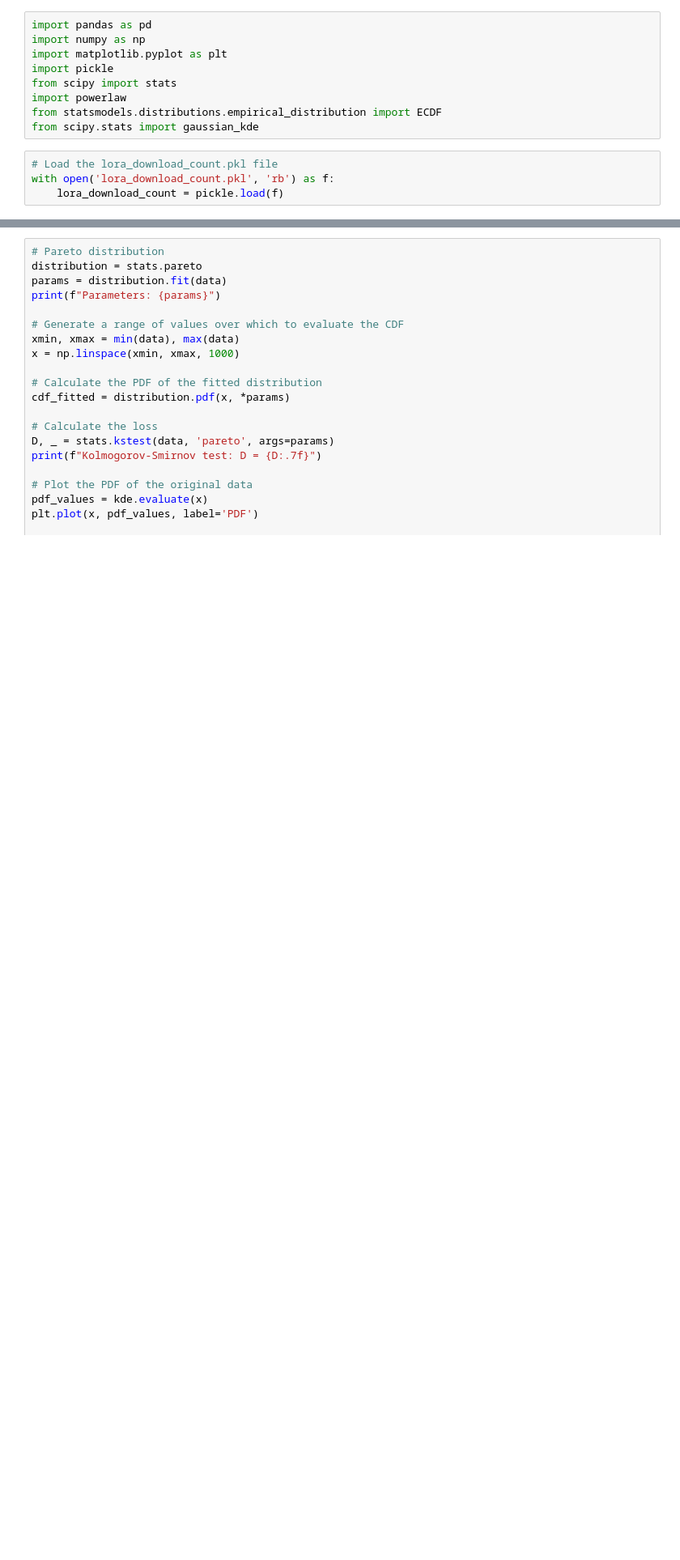
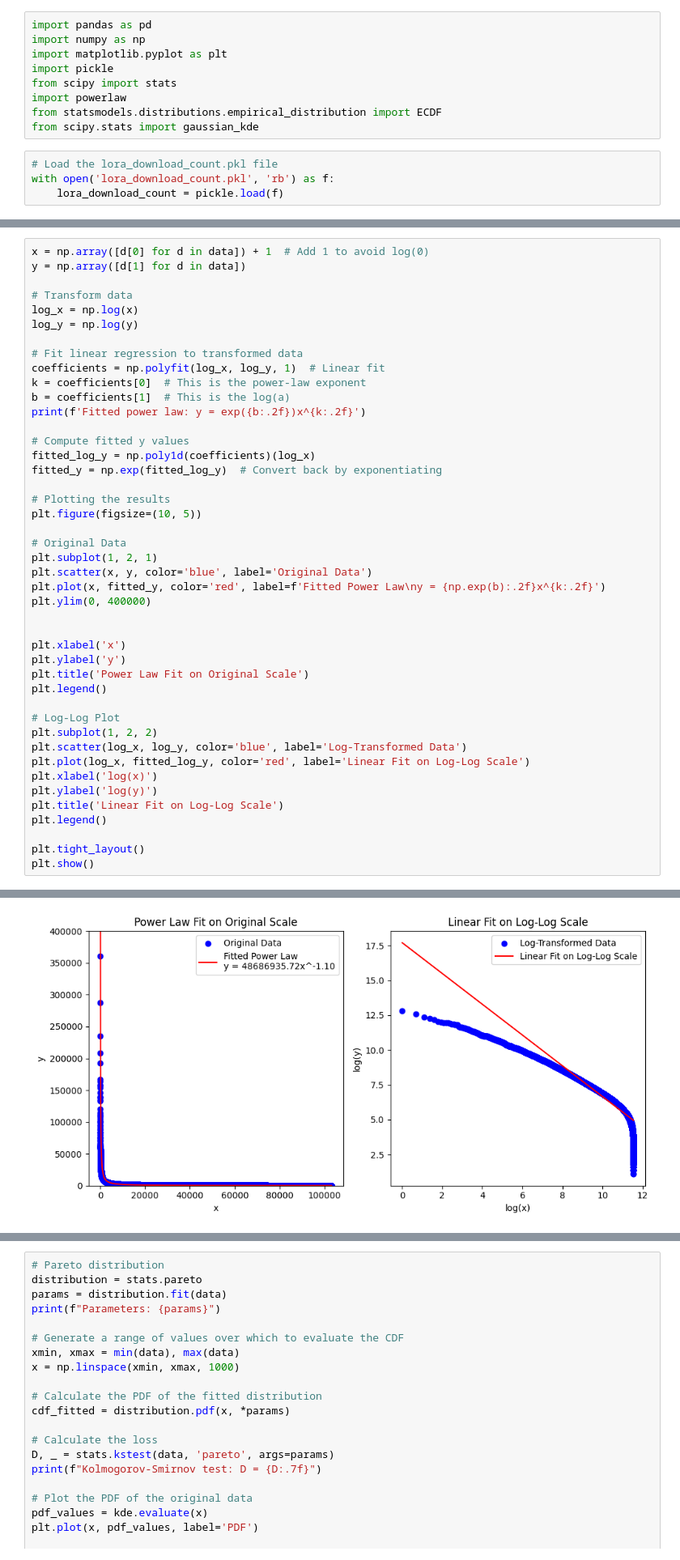
Before and after one commit to ZhengxuYan/lora-scale-simulator, a Jupyter notebook: simulator/fit_distribution.ipynb, the cells around one changed output, grey strips where cells are left out. Shown at 81% size. Saved outputs shown, nothing was run; the diff lists cells and outputs as text; blank space fills up the shorter version.

```diff
--- a/simulator/fit_distribution.ipynb
+++ b/simulator/fit_distribution.ipynb
@@ -13,0 +29,45 @@ with open('lora_download_count.pkl', 'rb') as f:
+# %%
+x = np.array([d[0] for d in data]) + 1  # Add 1 to avoid log(0)
+y = np.array([d[1] for d in data])
+
+# Transform data
+log_x = np.log(x)
+log_y = np.log(y)
+
+# Fit linear regression to transformed data
+coefficients = np.polyfit(log_x, log_y, 1)  # Linear fit
+k = coefficients[0]  # This is the power-law exponent
+b = coefficients[1]  # This is the log(a)
+print(f'Fitted power law: y = exp({b:.2f})x^{k:.2f}')
+
+# Compute fitted y values
+fitted_log_y = np.poly1d(coefficients)(log_x)
+fitted_y = np.exp(fitted_log_y)  # Convert back by exponentiating
+
+# Plotting the results
+plt.figure(figsize=(10, 5))
+
+# Original Data
+plt.subplot(1, 2, 1)
+plt.scatter(x, y, color='blue', label='Original Data')
+plt.plot(x, fitted_y, color='red', label=f'Fitted Power Law\ny = {np.exp(b):.2f}x^{k:.2f}')
+plt.ylim(0, 400000)
+
+
+plt.xlabel('x')
+plt.ylabel('y')
+plt.title('Power Law Fit on Original Scale')
+plt.legend()
+
+# Log-Log Plot
+plt.subplot(1, 2, 2)
+plt.scatter(log_x, log_y, color='blue', label='Log-Transformed Data')
+plt.plot(log_x, fitted_log_y, color='red', label='Linear Fit on Log-Log Scale')
+plt.xlabel('log(x)')
+plt.ylabel('log(y)')
+plt.title('Linear Fit on Log-Log Scale')
+plt.legend()
+
+plt.tight_layout()
+plt.show()
+# %% [output]
@@ -13,0 +75 @@ with open('lora_download_count.pkl', 'rb') as f:
+[figure, added]
```
Also changed, not shown: parts of 10 cells of this notebook, 4 other files.
